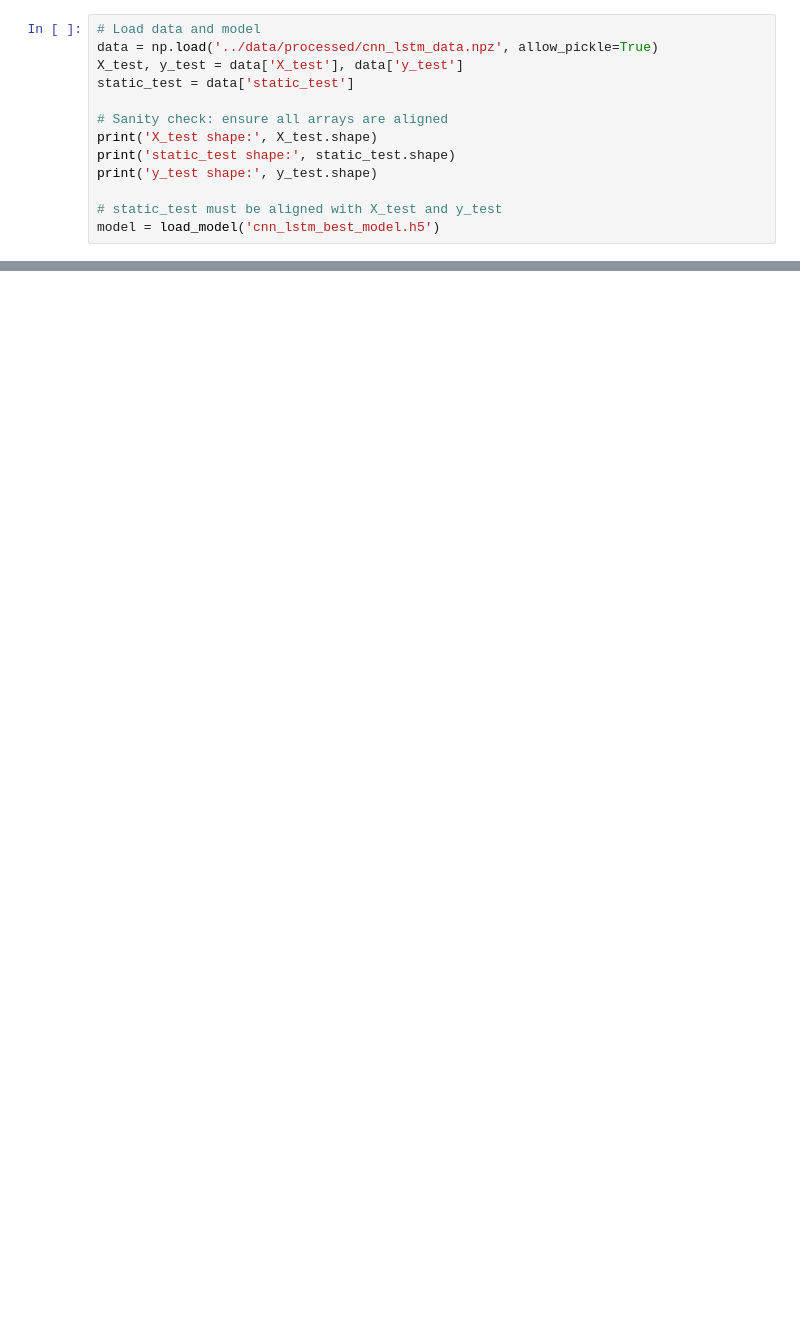
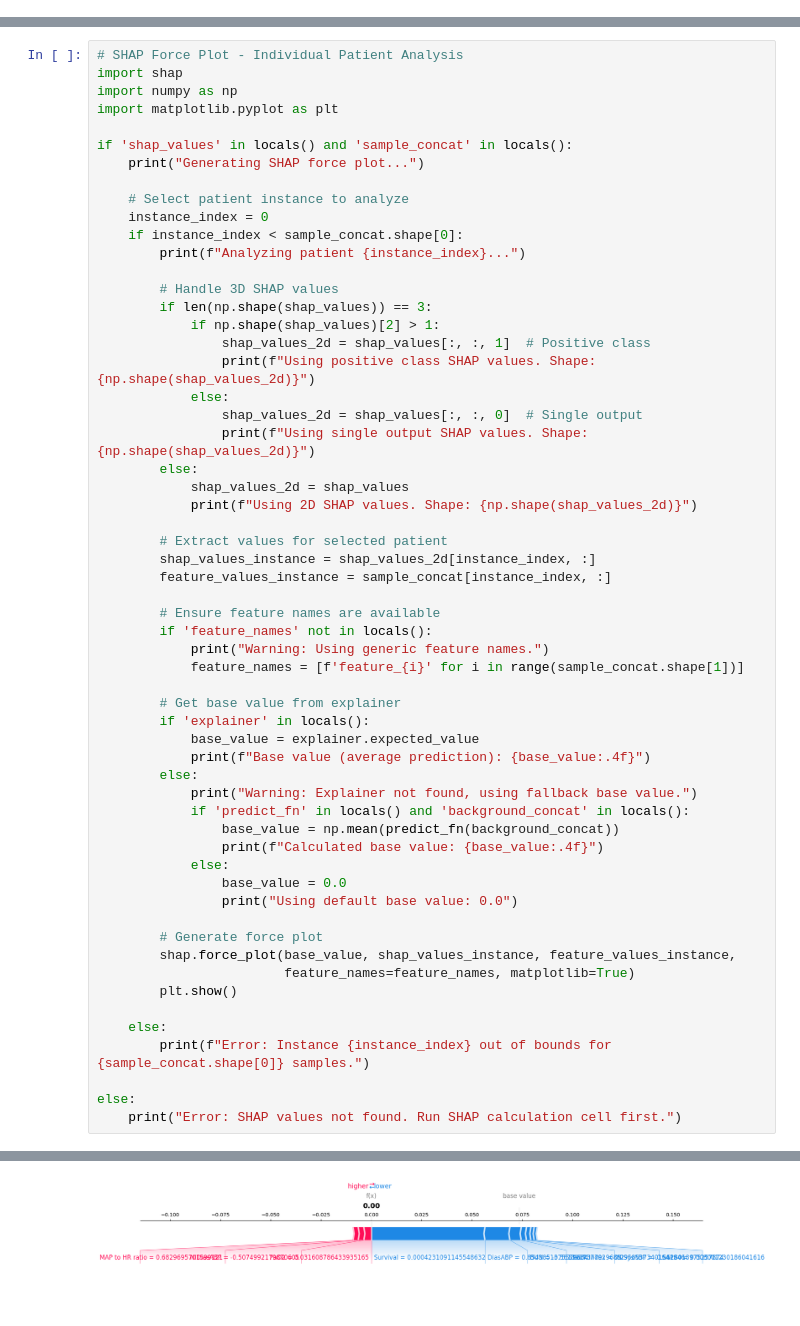
Before and after one commit to suvoganguli/AAI590_CapstoneProject, a Jupyter notebook: notebooks/05c_CNN-LSTM_Model_Optimization_Evaluation.ipynb, the cells around one changed output, grey strips where cells are left out. Cells and saved outputs as stored; diff of their text form; blank space fills up the shorter version.

```diff
--- a/notebooks/05c_CNN-LSTM_Model_Optimization_Evaluation.ipynb
+++ b/notebooks/05c_CNN-LSTM_Model_Optimization_Evaluation.ipynb
@@ -18,13 +56,0 @@ import pickle
-# %%
-# Load data and model
-data = np.load('../data/processed/cnn_lstm_data.npz', allow_pickle=True)
-X_test, y_test = data['X_test'], data['y_test']
-static_test = data['static_test']
-
-# Sanity check: ensure all arrays are aligned
-print('X_test shape:', X_test.shape)
-print('static_test shape:', static_test.shape)
-print('y_test shape:', y_test.shape)
-
-# static_test must be aligned with X_test and y_test
-model = load_model('cnn_lstm_best_model.h5')
@@ -101,0 +180,59 @@ plt.show()
+# %%
+# SHAP Force Plot - Individual Patient Analysis
+import shap
+import numpy as np
+import matplotlib.pyplot as plt
+
+if 'shap_values' in locals() and 'sample_concat' in locals():
+    print("Generating SHAP force plot...")
+
+    # Select patient instance to analyze
+    instance_index = 0
+    if instance_index < sample_concat.shape[0]:
+        print(f"Analyzing patient {instance_index}...")
+
+        # Handle 3D SHAP values
+        if len(np.shape(shap_values)) == 3:
+            if np.shape(shap_values)[2] > 1:
+                shap_values_2d = shap_values[:, :, 1]  # Positive class
+                print(f"Using positive class SHAP values. Shape: {np.shape(shap_values_2d)}")
+            else:
+                shap_values_2d = shap_values[:, :, 0]  # Single output
+                print(f"Using single output SHAP values. Shape: {np.shape(shap_values_2d)}")
+        else:
+            shap_values_2d = shap_values
+            print(f"Using 2D SHAP values. Shape: {np.shape(shap_values_2d)}")
+
+        # Extract values for selected patient
+        shap_values_instance = shap_values_2d[instance_index, :]
+        feature_values_instance = sample_concat[instance_index, :]
+
+        # Ensure feature names are available
+        if 'feature_names' not in locals():
+            print("Warning: Using generic feature names.")
+            feature_names = [f'feature_{i}' for i in range(sample_concat.shape[1])]
+
+        # Get base value from explainer
+        if 'explainer' in locals():
+            base_value = explainer.expected_value
+            print(f"Base value (average prediction): {base_value:.4f}")
+        else:
+            print("Warning: Explainer not found, using fallback base value.")
+            if 'predict_fn' in locals() and 'background_concat' in locals():
+                base_value = np.mean(predict_fn(background_concat))
+                print(f"Calculated base value: {base_value:.4f}")
+            else:
+                base_value = 0.0
+                print("Using default base value: 0.0")
+
+        # Generate force plot
+        shap.force_plot(base_value, shap_values_instance, feature_values_instance,
+                        feature_names=feature_names, matplotlib=True)
+        plt.show()
+
+    else:
+        print(f"Error: Instance {instance_index} out of bounds for {sample_concat.shape[0]} samples.")
+
+else:
+    print("Error: SHAP values not found. Run SHAP calculation cell first.")
+# %% [output]
@@ -101,0 +243 @@ plt.show()
+[figure, added]
```
Also changed, not shown: parts of 17 cells of this notebook, 2 other files.
